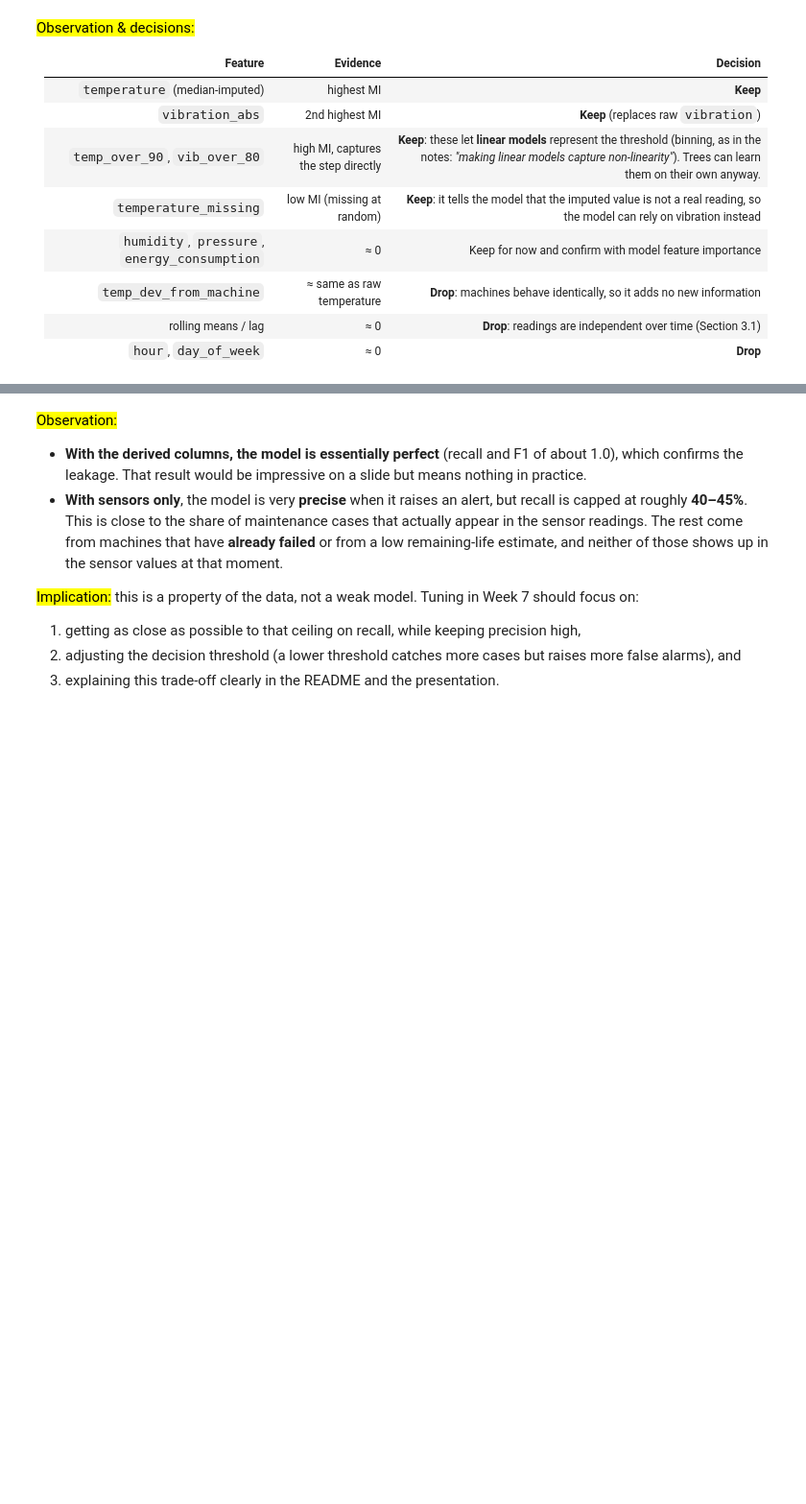
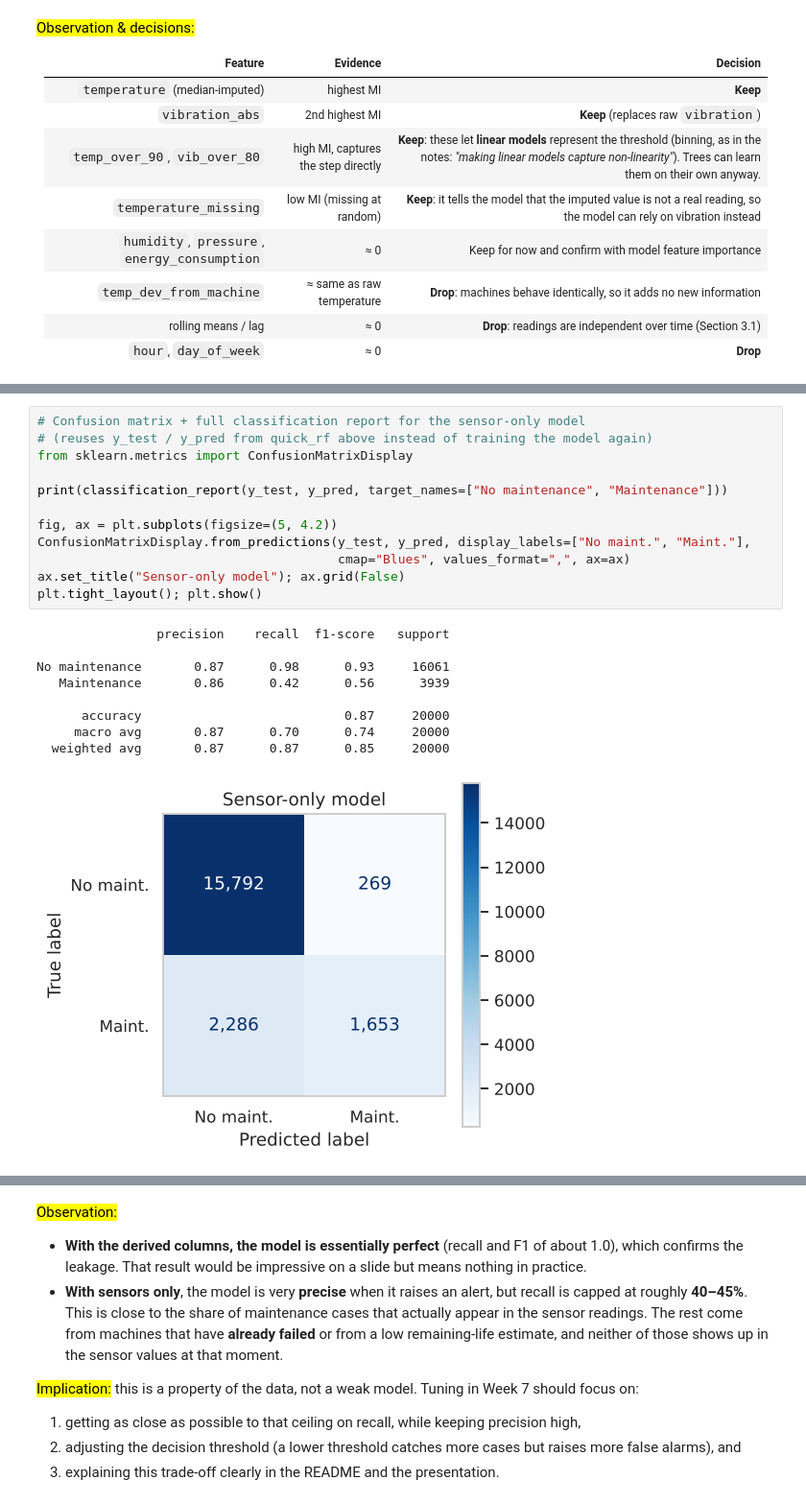
Before and after one commit to jy240290r-cloud/egt309_oreo, a Jupyter notebook: eda.ipynb, the cells around one changed output, grey strips where cells are left out. Shown at 96% size. Drawn from its saved outputs; the diff is of its cells as text; blank space fills up the shorter version.

```diff
--- a/eda.ipynb
+++ b/eda.ipynb
@@ -654,3 +752,25 @@ machine already failed          9133
 anomaly (visible in sensors)    8916
 remaining life < 20 h           1648
 Name: count, dtype: int64
+# %%
+# Confusion matrix + full classification report for the sensor-only model
+# (reuses y_test / y_pred from quick_rf above instead of training the model again)
+from sklearn.metrics import ConfusionMatrixDisplay
+
+print(classification_report(y_test, y_pred, target_names=["No maintenance", "Maintenance"]))
+
+fig, ax = plt.subplots(figsize=(5, 4.2))
+ConfusionMatrixDisplay.from_predictions(y_test, y_pred, display_labels=["No maint.", "Maint."],
+                                        cmap="Blues", values_format=",", ax=ax)
+ax.set_title("Sensor-only model"); ax.grid(False)
+plt.tight_layout(); plt.show()
+# %% [output]
+                precision    recall  f1-score   support
+
+No maintenance       0.87      0.98      0.93     16061
+   Maintenance       0.86      0.42      0.56      3939
+
+      accuracy                           0.87     20000
+     macro avg       0.87      0.70      0.74     20000
+  weighted avg       0.87      0.87      0.85     20000
+[figure, added]
```
Also changed, not shown: parts of 43 cells of this notebook, 2 other files.
